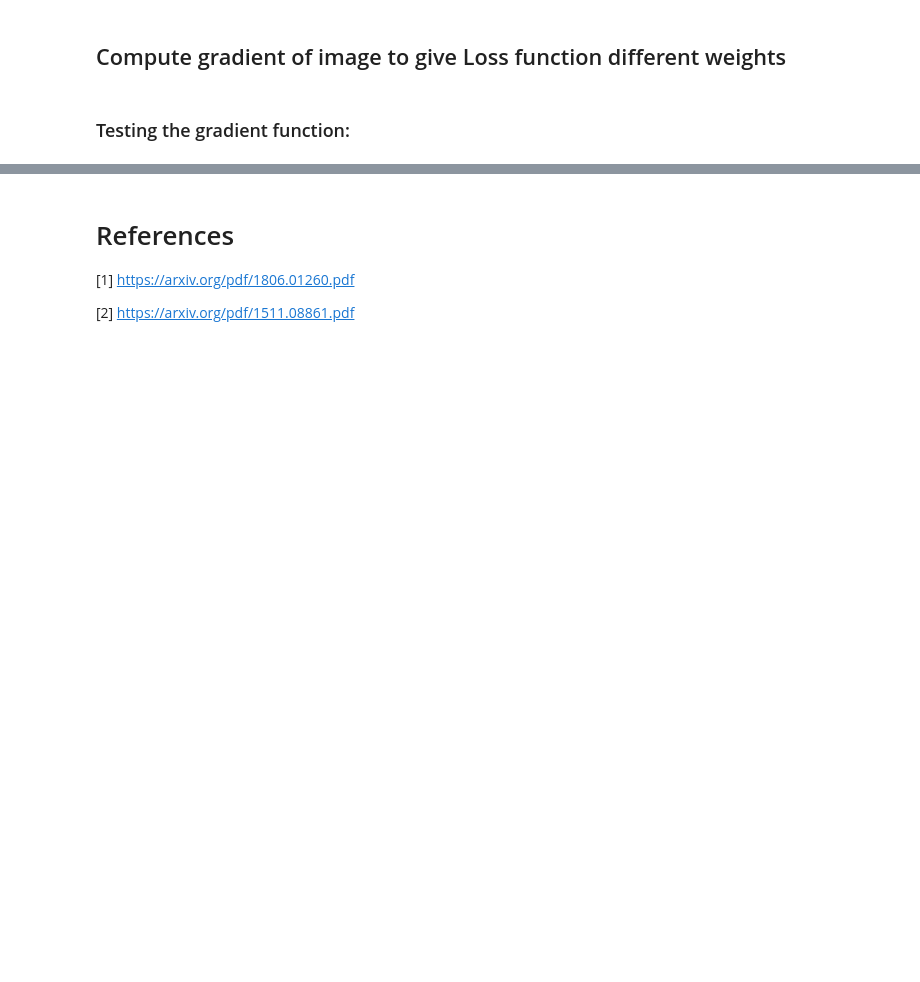
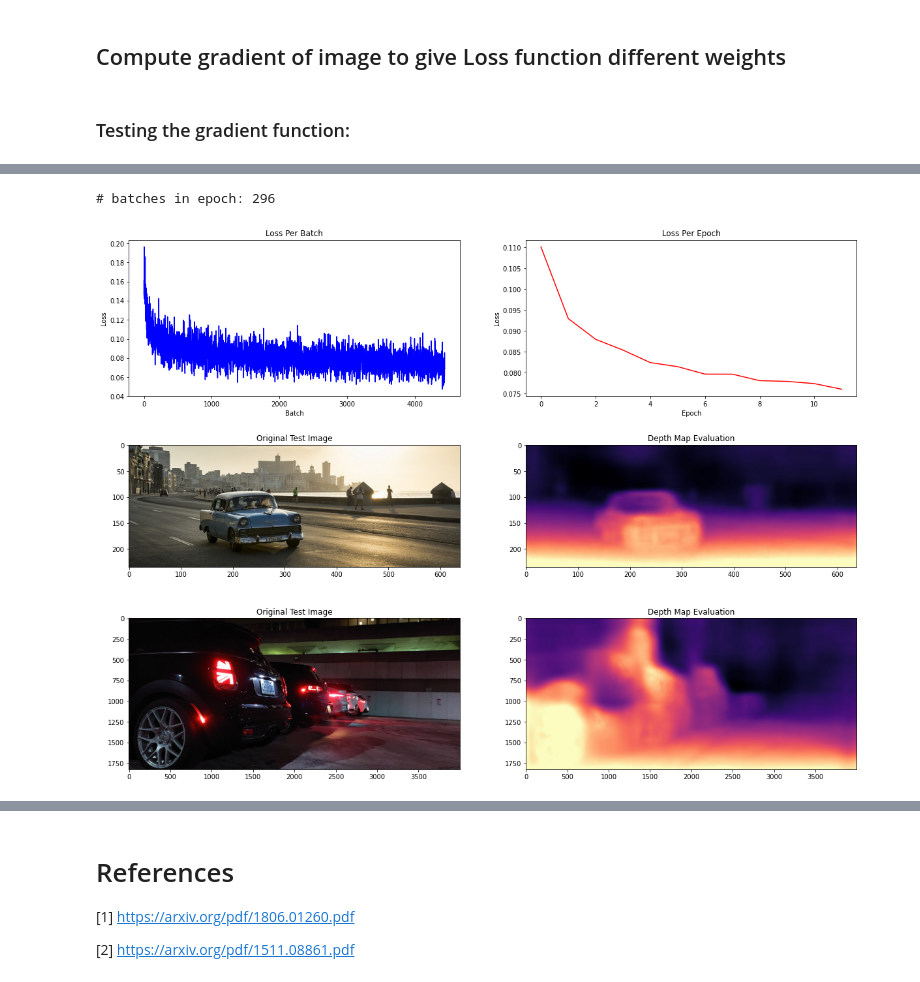
Before and after one commit to ArjunNarayan2066/CS484_project, a Jupyter notebook: cs484_project.ipynb, the cells around one changed output, grey strips where cells are left out. Saved outputs shown, nothing was run; the diff lists cells and outputs as text; code cells hidden in the pictures; blank space fills up the shorter version.

```diff
--- a/cs484_project.ipynb
+++ b/cs484_project.ipynb
@@ -133,7 +129,7 @@ all_lines = [x.strip() for x in all_lines]
 
 
 ##########################################################
-fp2 = open('./eigen_all_files.txt', 'r')
+fp2 = open('monodepth2/splits/eigen_all_files.txt', 'r')
 eigen_lines = fp2.readlines()
 eigen_lines = [x.strip() for x in eigen_lines]
 
@@ -143,6 +139,7 @@ output_file = open("output_files_train.txt", "w")
 eigen_dict = {}
 
 for line in eigen_lines:
+    # print(line.split(' '))
     filepath, number, RL = line.split(' ')
     number = str(int(number))
 
@@ -615,6 +674,7 @@ class MyTraining(object):
         batch_loss["loss"] = complete_losses
         return batch_loss
 # %%
-train = MyTraining(12, weight_by_gradient=False)
+train = MyTraining(12, 15, weight_by_gradient=True)
 train.run_training_loop()
+save_model(train)
 # %% [output]
@@ -621,0 +707,50 @@ RuntimeError: ignored
+# %%
+import matplotlib.pyplot as plt
+# Batch loss
+batch_losses = np.copy(train.losses)
+batch_count = len(batch_losses) // train.epoch_max
+print("# batches in epoch: {}".format(batch_count))
+epoch_losses = []
+for b in range(12):
+    start = b*batch_count
+    end = ((b+1)*batch_count) - 1
+    # print("{}, {}".format(start, end))
+    epoch_losses.append(np.average(batch_losses[start:end]))
+
+plt.figure(1, figsize=(20,15))
+plt.subplot(321)
+plt.plot(range(len(batch_losses)), batch_losses, 'b')
+plt.title("Loss Per Batch")
+plt.xlabel("Batch")
+plt.ylabel("Loss")
+
+plt.subplot(322)
+plt.plot(range(len(epoch_losses)), epoch_losses, 'r')
+plt.title("Loss Per Epoch")
+plt.xlabel("Epoch")
+plt.ylabel("Loss")
+
+test_image = pil.open("monodepth2/assets/test_image.jpg")
+plt.subplot(323)
+plt.imshow(test_image)
+plt.title("Original Test Image")
+
+test_image = pil.open("monodepth2/assets/test_image_disp.jpeg")
+plt.subplot(324)
+plt.imshow(test_image)
+plt.title("Depth Map Evaluation")
+
+test_image = pil.open("monodepth2/assets/alexa_cars.jpg")
+plt.subplot(325)
+plt.imshow(test_image)
+plt.title("Original Test Image")
+
+test_image = pil.open("monodepth2/assets/alexa_cars_disp.jpeg")
+plt.subplot(326)
+plt.imshow(test_image)
+plt.title("Depth Map Evaluation")
+
+plt.show()
+# %% [output]
+# batches in epoch: 296
+[figure, added]
```
Also changed, not shown: parts of 24 cells of this notebook.
